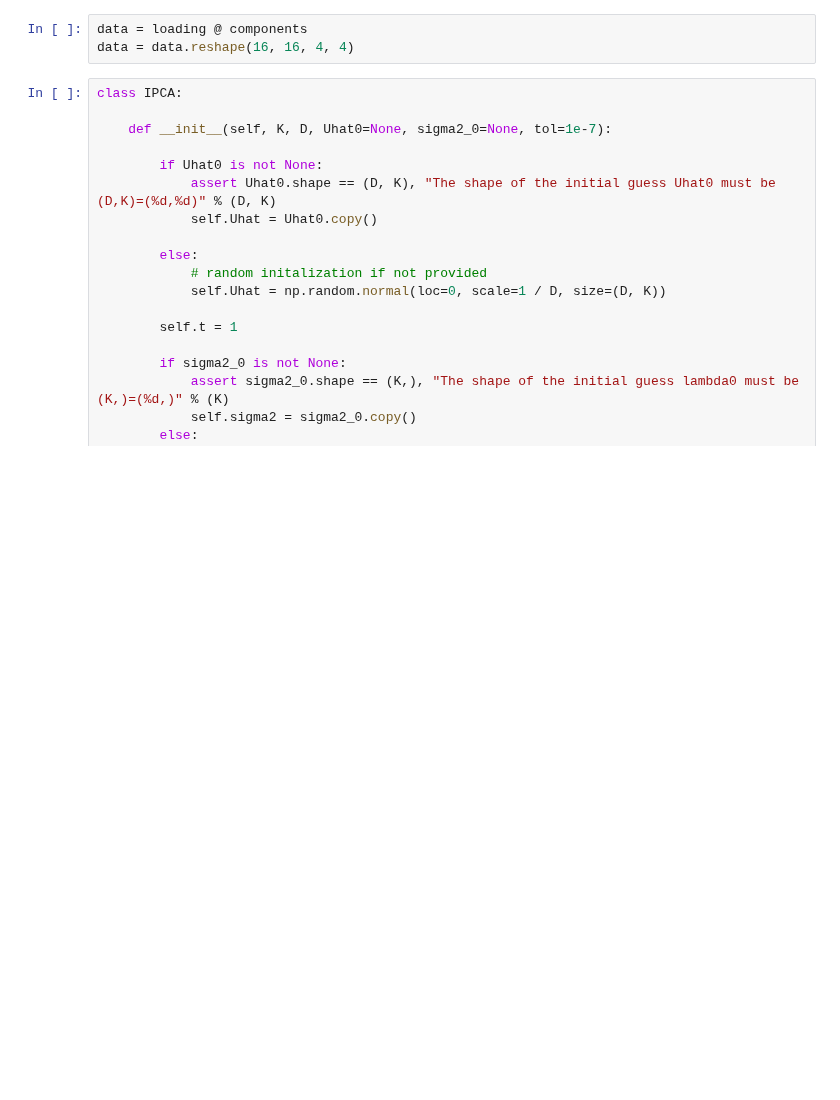
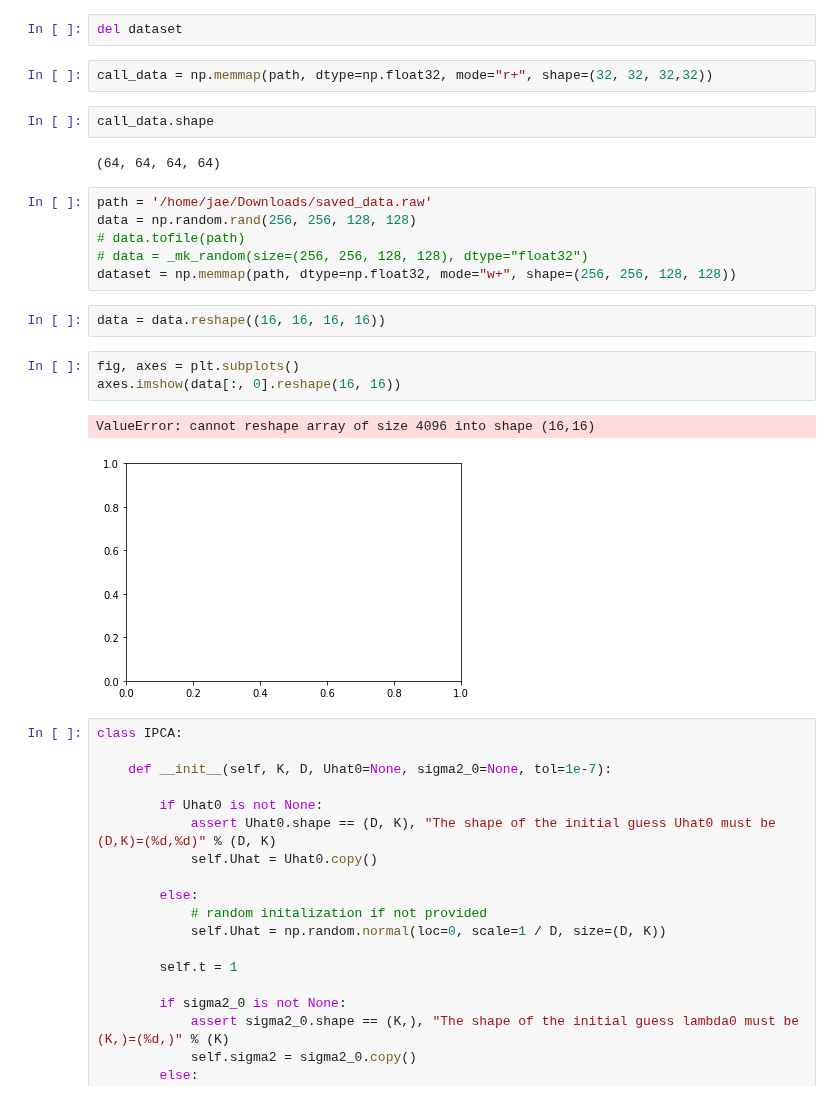
Before and after one commit to LiberTEM/LiberTEM, a Jupyter notebook: prototypes/udf/pca.ipynb, the cells around one changed output. Cells and saved outputs as stored; diff of their text form; blank space fills up the shorter version.

```diff
--- a/prototypes/udf/pca.ipynb
+++ b/prototypes/udf/pca.ipynb
@@ -17,6 +196,25 @@ print(loading.shape)
+# %%
+del dataset
+# %%
+call_data = np.memmap(path, dtype=np.float32, mode="r+", shape=(32, 32, 32,32))
+# %%
+call_data.shape
+# %% [output]
+(64, 64, 64, 64)
+# %%
+path = '/home/jae/Downloads/saved_data.raw'
+data = np.random.rand(256, 256, 128, 128)
+# data.tofile(path)
+# data = _mk_random(size=(256, 256, 128, 128), dtype="float32")
+dataset = np.memmap(path, dtype=np.float32, mode="w+", shape=(256, 256, 128, 128))
 # %%
-data = loading @ components
-data = data.reshape(16, 16, 4, 4)
+data = data.reshape((16, 16, 16, 16))
+# %%
+fig, axes = plt.subplots()
+axes.imshow(data[:, 0].reshape(16, 16))
+# %% [output]
+ValueError: cannot reshape array of size 4096 into shape (16,16)
+[figure, added]
 # %%
 class IPCA:
 
```
Also changed, not shown: parts of 26 cells of this notebook, 8 other files.
